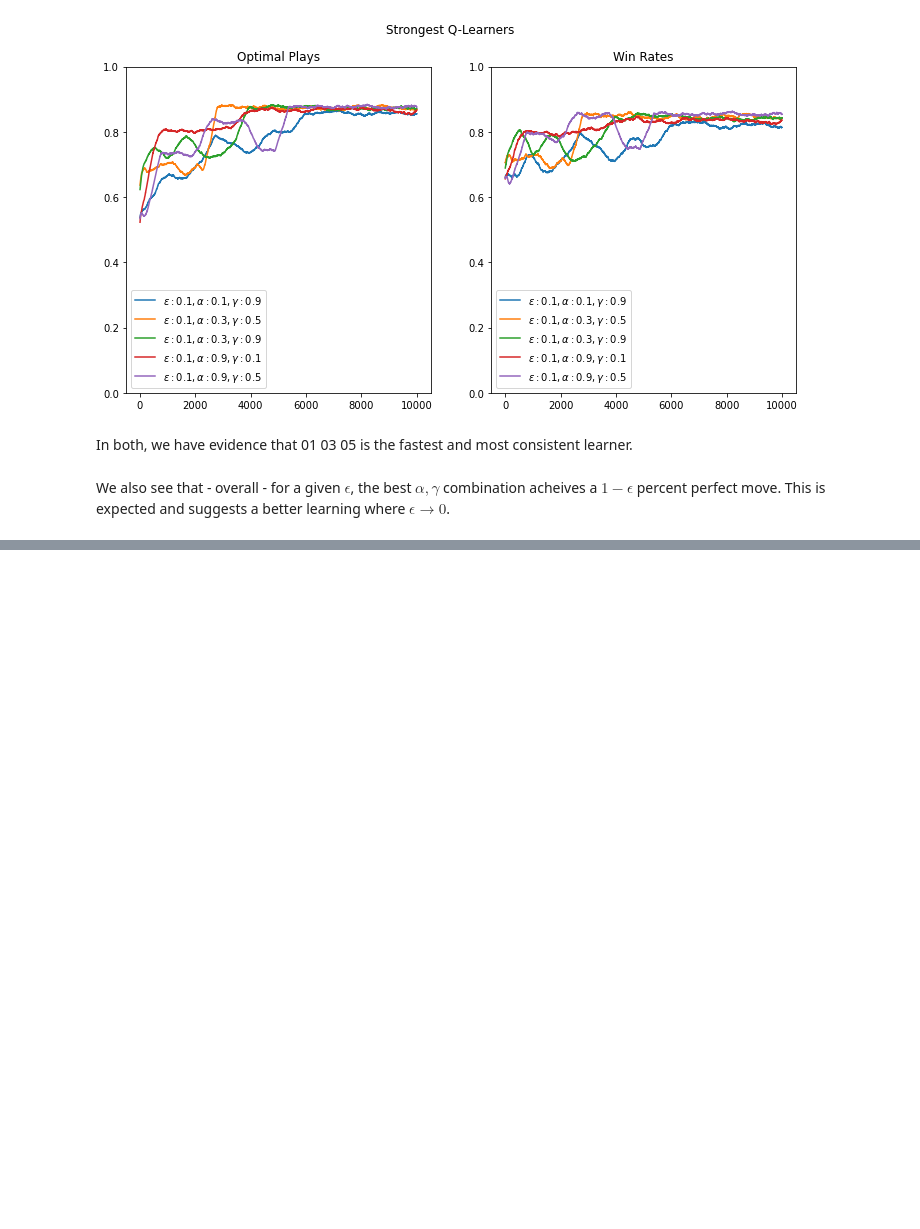
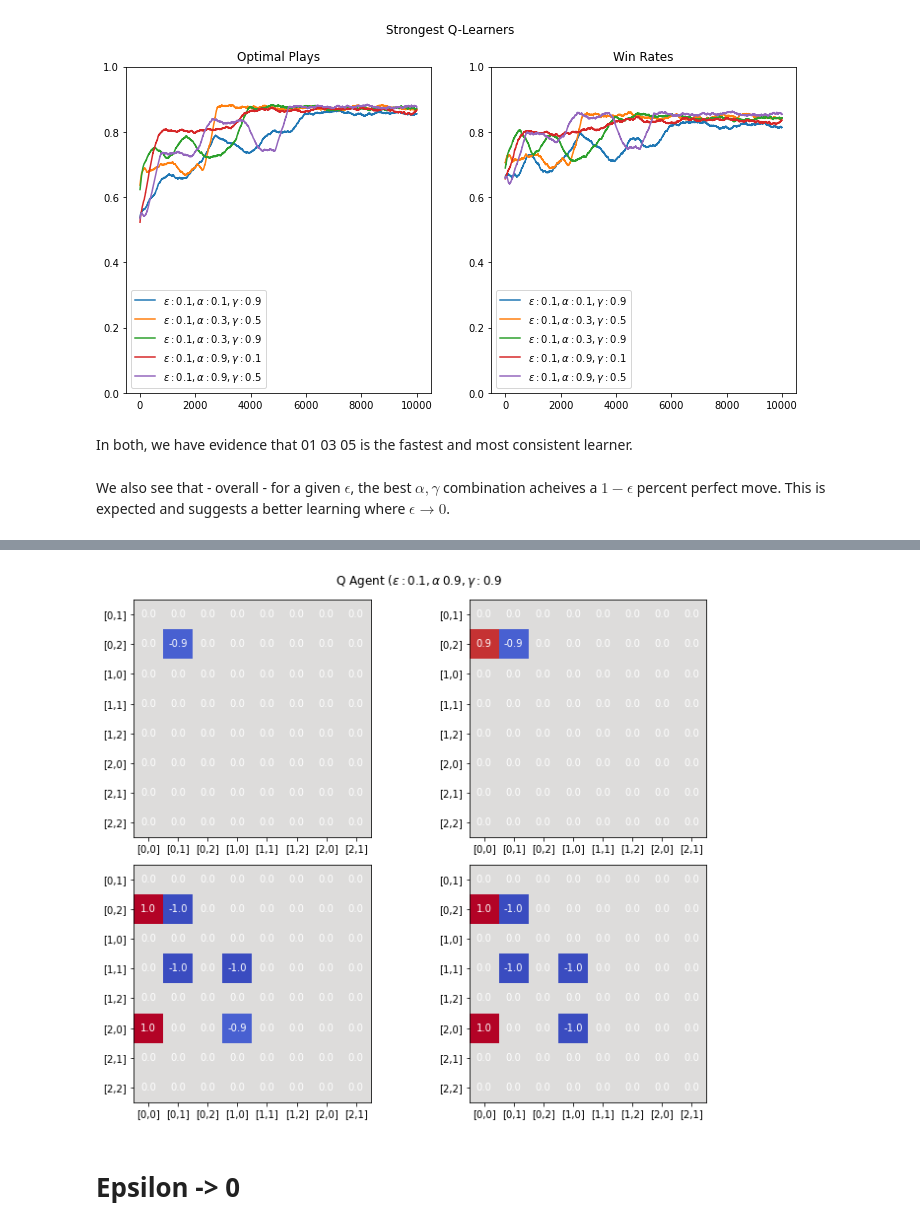
Before and after one commit to MartenThompson/rl-nim, a Jupyter notebook: code/visualization.ipynb, the cells around one changed output, grey strips where cells are left out. Cells and saved outputs as stored; diff of their text form; code cells hidden in the pictures; blank space fills up the shorter version.

```diff
--- a/code/visualization.ipynb
+++ b/code/visualization.ipynb
@@ -563,0 +577,18 @@ plt.show()
+# %%
+fig, ((ax1, ax2), (ax3, ax4)) = plt.subplots(2, 2, figsize=(10, 8))
+
+im1 = tile_image(Q09_1, ax=ax1)
+
+im2 = tile_image(Q09_2, ax=ax2)
+
+im3 = tile_image(Q09_3, ax=ax3)
+
+im4 = tile_image(Q09_4, ax=ax4)
+
+plt.suptitle(r'Q Agent $(\epsilon:0.1, \alpha\:0.9, \gamma:0.9$')
+plt.tight_layout()
+plt.show()
+# %% [output]
+[figure, added]
+# %% [markdown]
+# Epsilon -> 0
```
Also changed, not shown: parts of 13 cells of this notebook, 2 other files.
